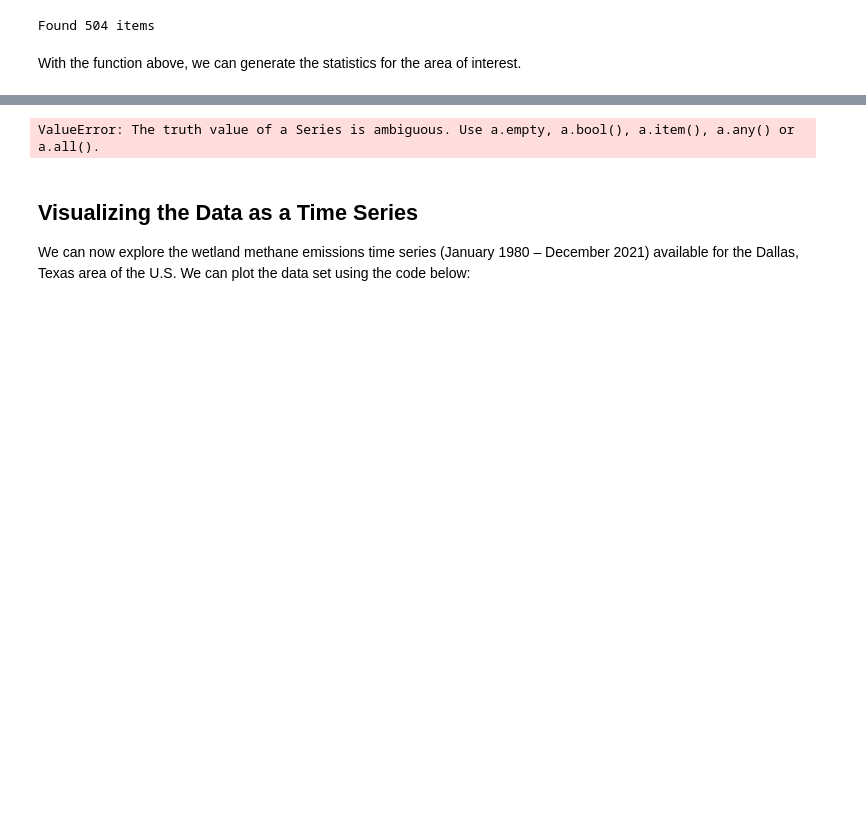
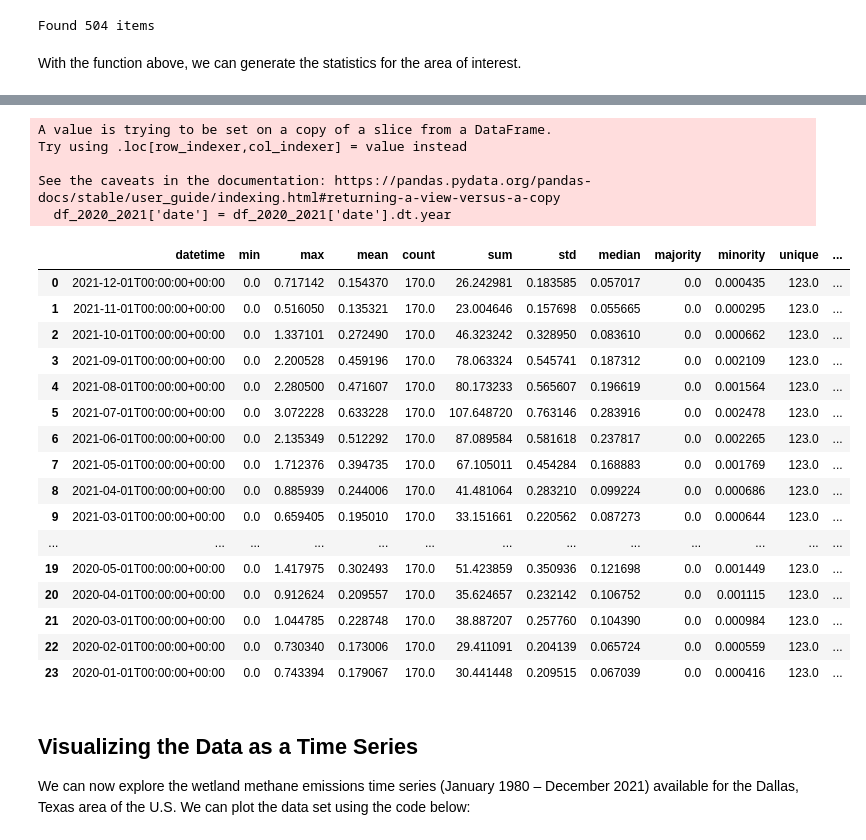
Before and after one commit to US-GHG-Center/ams-2024-workshop, a Jupyter notebook: interactive-session-2-anthropogenic-ghg-emissions/lpjwsl-wetlandch4-grid-v1_User_Notebook.ipynb, the cells around one changed output, grey strips where cells are left out. Drawn from its saved outputs; the diff is of its cells as text; code cells hidden in the pictures; blank space fills up the shorter version.

```diff
--- a/interactive-session-2-anthropogenic-ghg-emissions/lpjwsl-wetlandch4-grid-v1_User_Notebook.ipynb
+++ b/interactive-session-2-anthropogenic-ghg-emissions/lpjwsl-wetlandch4-grid-v1_User_Notebook.ipynb
@@ -311,7 +292,30 @@ df.head(5)
 # %%
-df_2020_2021 = df[df['date'].dt.year in [2020, 2021] ]
+df_2020_2021 = df[(df['date'].dt.year == 2020) | (df['date'].dt.year == 2021)]
+df_2020_2021['date'] = df_2020_2021['date'].dt.year
+df_2020_2021
 # %% [output]
-ValueError: The truth value of a Series is ambiguous. Use a.empty, a.bool(), a.item(), a.any() or a.all().
+A value is trying to be set on a copy of a slice from a DataFrame.
+Try using .loc[row_indexer,col_indexer] = value instead
+
+See the caveats in the documentation: https://pandas.pydata.org/pandas-docs/stable/user_guide/indexing.html#returning-a-view-versus-a-copy
+  df_2020_2021['date'] = df_2020_2021['date'].dt.year
+|  | datetime | min | max | mean | count | sum | std | median | majority | minority | unique | ... |
+| 0 | 2021-12-01T00:00:00+00:00 | 0.0 | 0.717142 | 0.154370 | 170.0 | 26.242981 | 0.183585 | 0.057017 | 0.0 | 0.000435 | 123.0 | ... |
+| 1 | 2021-11-01T00:00:00+00:00 | 0.0 | 0.516050 | 0.135321 | 170.0 | 23.004646 | 0.157698 | 0.055665 | 0.0 | 0.000295 | 123.0 | ... |
+| 2 | 2021-10-01T00:00:00+00:00 | 0.0 | 1.337101 | 0.272490 | 170.0 | 46.323242 | 0.328950 | 0.083610 | 0.0 | 0.000662 | 123.0 | ... |
+| 3 | 2021-09-01T00:00:00+00:00 | 0.0 | 2.200528 | 0.459196 | 170.0 | 78.063324 | 0.545741 | 0.187312 | 0.0 | 0.002109 | 123.0 | ... |
+| 4 | 2021-08-01T00:00:00+00:00 | 0.0 | 2.280500 | 0.471607 | 170.0 | 80.173233 | 0.565607 | 0.196619 | 0.0 | 0.001564 | 123.0 | ... |
+| 5 | 2021-07-01T00:00:00+00:00 | 0.0 | 3.072228 | 0.633228 | 170.0 | 107.648720 | 0.763146 | 0.283916 | 0.0 | 0.002478 | 123.0 | ... |
+| 6 | 2021-06-01T00:00:00+00:00 | 0.0 | 2.135349 | 0.512292 | 170.0 | 87.089584 | 0.581618 | 0.237817 | 0.0 | 0.002265 | 123.0 | ... |
+| 7 | 2021-05-01T00:00:00+00:00 | 0.0 | 1.712376 | 0.394735 | 170.0 | 67.105011 | 0.454284 | 0.168883 | 0.0 | 0.001769 | 123.0 | ... |
+| 8 | 2021-04-01T00:00:00+00:00 | 0.0 | 0.885939 | 0.244006 | 170.0 | 41.481064 | 0.283210 | 0.099224 | 0.0 | 0.000686 | 123.0 | ... |
+| 9 | 2021-03-01T00:00:00+00:00 | 0.0 | 0.659405 | 0.195010 | 170.0 | 33.151661 | 0.220562 | 0.087273 | 0.0 | 0.000644 | 123.0 | ... |
+| ... | ... | ... | ... | ... | ... | ... | ... | ... | ... | ... | ... | ... |
+| 19 | 2020-05-01T00:00:00+00:00 | 0.0 | 1.417975 | 0.302493 | 170.0 | 51.423859 | 0.350936 | 0.121698 | 0.0 | 0.001449 | 123.0 | ... |
+| 20 | 2020-04-01T00:00:00+00:00 | 0.0 | 0.912624 | 0.209557 | 170.0 | 35.624657 | 0.232142 | 0.106752 | 0.0 | 0.001115 | 123.0 | ... |
+| 21 | 2020-03-01T00:00:00+00:00 | 0.0 | 1.044785 | 0.228748 | 170.0 | 38.887207 | 0.257760 | 0.104390 | 0.0 | 0.000984 | 123.0 | ... |
+| 22 | 2020-02-01T00:00:00+00:00 | 0.0 | 0.730340 | 0.173006 | 170.0 | 29.411091 | 0.204139 | 0.065724 | 0.0 | 0.000559 | 123.0 | ... |
+| 23 | 2020-01-01T00:00:00+00:00 | 0.0 | 0.743394 | 0.179067 | 170.0 | 30.441448 | 0.209515 | 0.067039 | 0.0 | 0.000416 | 123.0 | ... |
 # %% [markdown]
 ## Visualizing the Data as a Time Series
 We can now explore the wetland methane emissions time series (January 1980 – December 2021) available for the Dallas, Texas area of the U.S. We can plot the data set using the code below:
```
Also changed, not shown: parts of 18 cells of this notebook.
